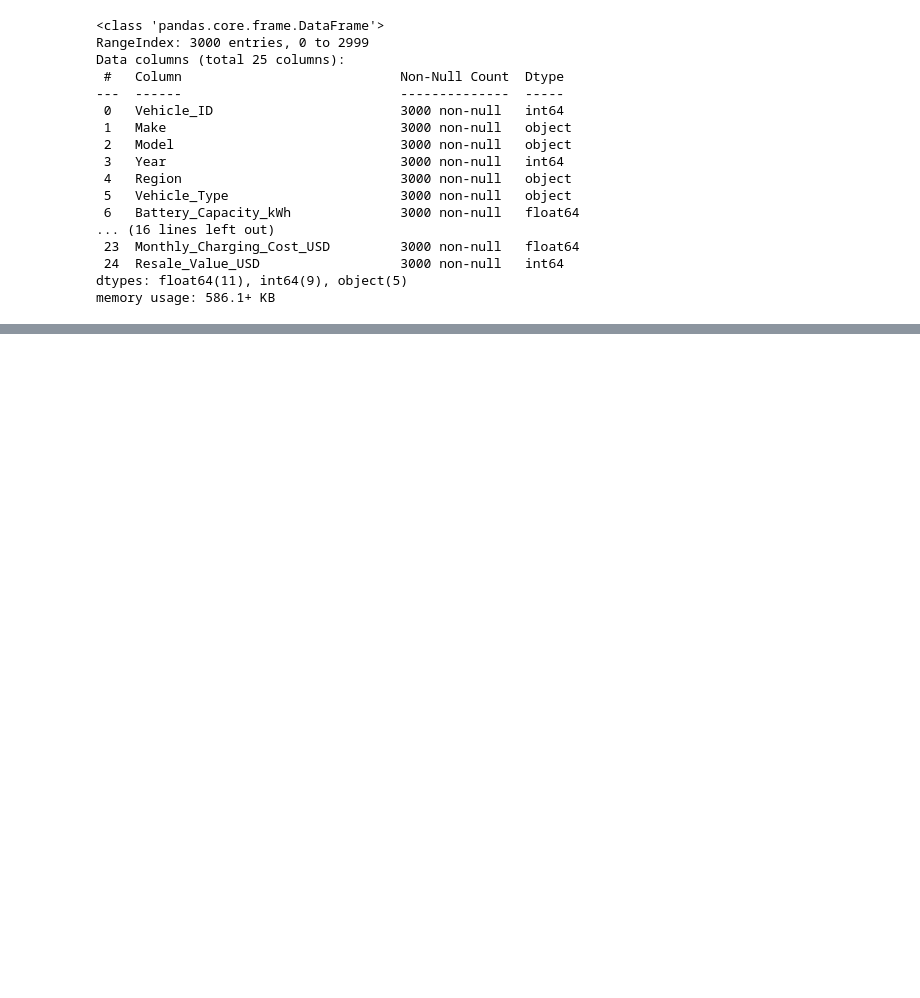
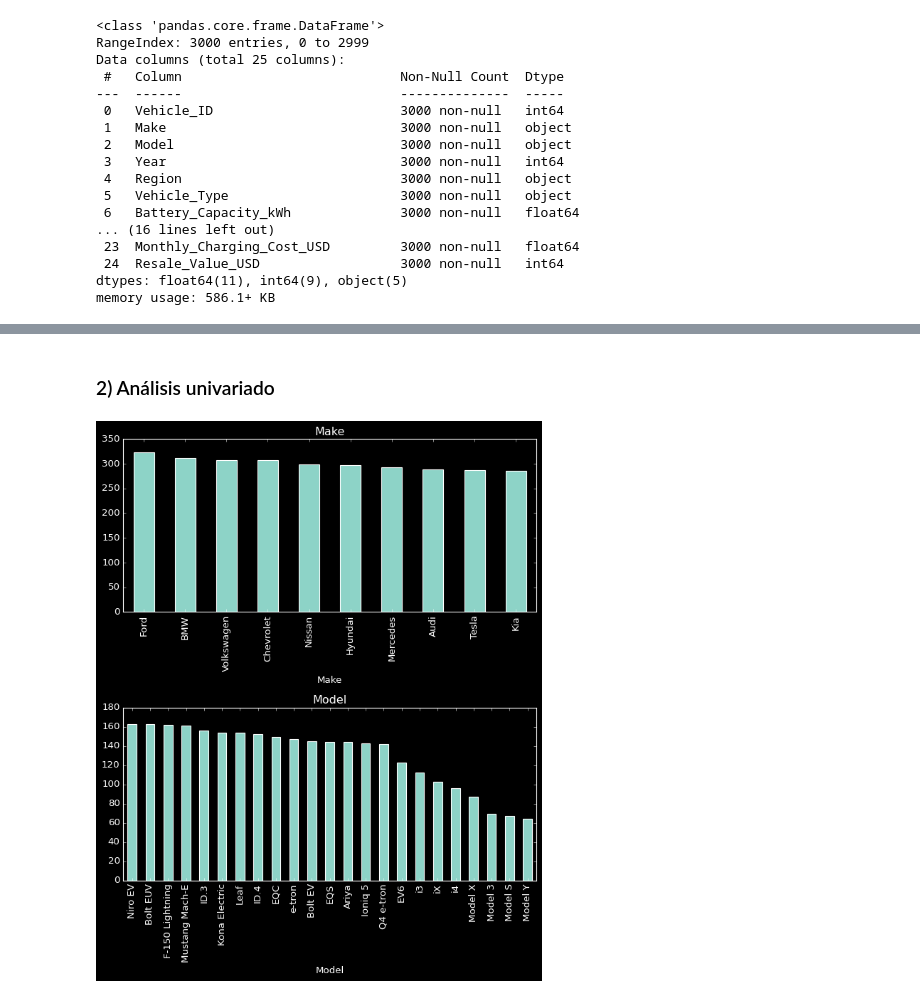
Before and after one commit to danielgonzalezp-96/Fundamentos_de_programacion_DGP, a Jupyter notebook: Taller_3_FdP/Electric_vehicle.ipynb, the cells around one changed output, grey strips where cells are left out. Saved outputs shown, nothing was run; the diff lists cells and outputs as text; code cells hidden in the pictures; blank space fills up the shorter version.

```diff
--- a/Taller_3_FdP/Electric_vehicle.ipynb
+++ b/Taller_3_FdP/Electric_vehicle.ipynb
@@ -55,0 +131,2 @@ datacsv.describe()
+# %% [markdown]
+### 2) Análisis univariado
@@ -55,0 +135,27 @@ datacsv.describe()
+# %%
+#Analisis de variables tipocategoricas
+
+plt.style.use('dark_background')
+
+categorical_cols = datacsv.select_dtypes(include=['object']).columns
+
+categorical_cols = categorical_cols.drop(["Vehicle_ID", "Region", "Vehicle_Type", "Usage_Type"], errors='ignore')
+
+n = len(categorical_cols)
+nrows, ncols = (2,1)
+
+
+fig, axs = plt.subplots(nrows=nrows, ncols=ncols, figsize=(8, 10))
+for idx, column in enumerate(categorical_cols):
+    ax = axs.flatten()[idx]
+    counts = datacsv[column].value_counts()
+    bars = counts.plot(kind='bar', ax=ax, title=column)
+
+
+for i in range(len(categorical_cols), len(axs.flatten())):
+    axs.flatten()[i].set_visible(False)
+
+plt.tight_layout()
+plt.show()
+# %% [output]
+[figure, added]
```
Also changed, not shown: parts of 24 cells of this notebook.
